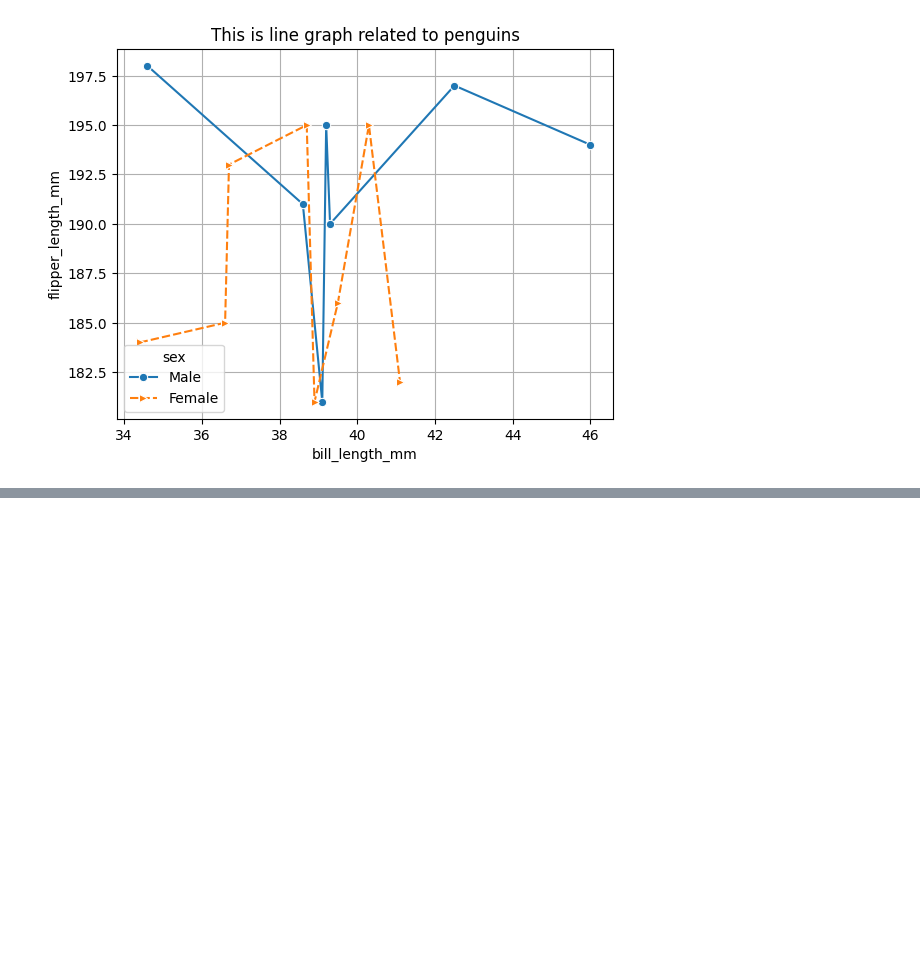
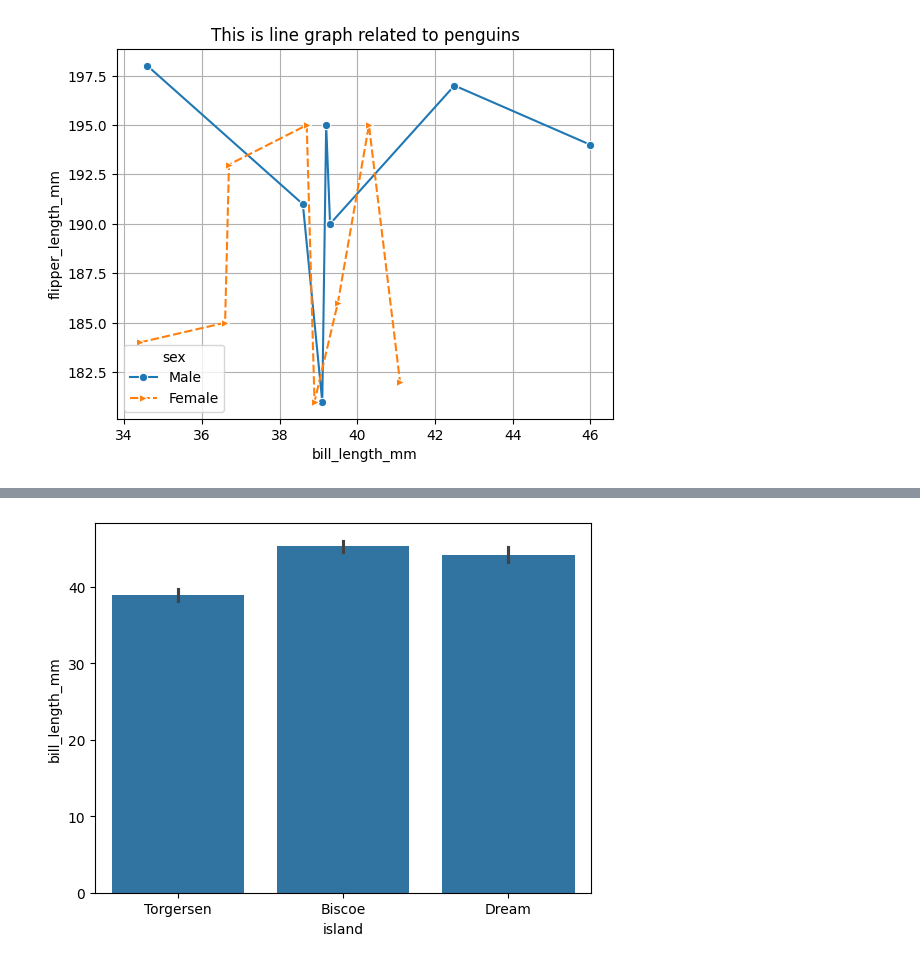
Before and after one commit to Sahilkushwaha7777/seabornlib-practice, a Jupyter notebook: seaborn.ipynb, the cells around one changed output, grey strips where cells are left out. Cells and saved outputs as stored; diff of their text form; code cells hidden in the pictures; blank space fills up the shorter version.

```diff
--- a/seaborn.ipynb
+++ b/seaborn.ipynb
@@ -118,0 +165,5 @@ plt.show()
+# %%
+sns.barplot(x = "island", y = "bill_length_mm", data = df1)
+plt.show()
+# %% [output]
+[figure, added]
```
Also changed, not shown: parts of 8 cells of this notebook.
